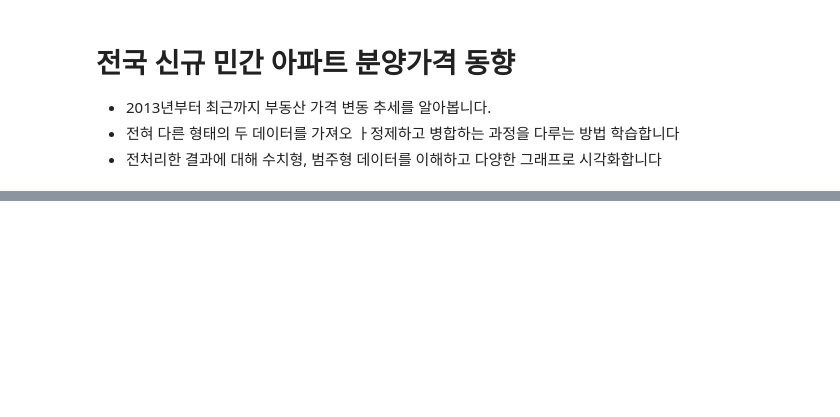
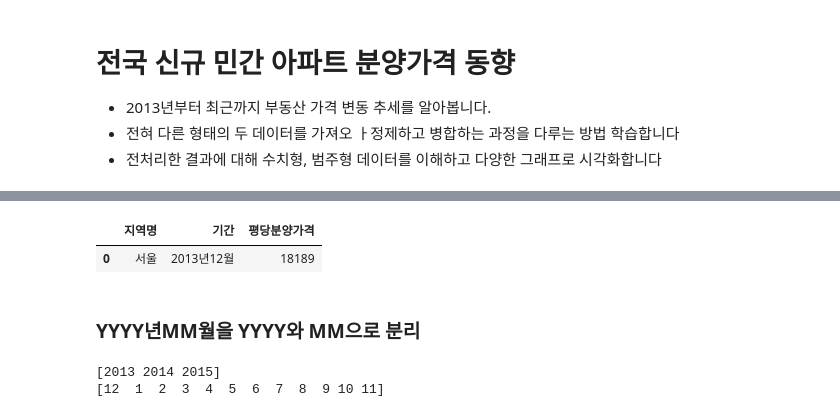
Before and after one commit to Junohera/PythonBasic2021, a Jupyter notebook: 02_DataAnalysis/16_Condominium.ipynb, the cells around one changed output, grey strips where cells are left out. Saved outputs shown, nothing was run; the diff lists cells and outputs as text; code cells hidden in the pictures; blank space fills up the shorter version.

```diff
--- a/02_DataAnalysis/16_Condominium.ipynb
+++ b/02_DataAnalysis/16_Condominium.ipynb
@@ -5,0 +265,8 @@
+# %%
+df_first_melt.columns = ['지역명', '기간', '평당분양가격']
+df_first_melt.head(1)
+# %% [output]
+|  | 지역명 | 기간 | 평당분양가격 |
+| 0 | 서울 | 2013년12월 | 18189 |
+# %% [markdown]
+### YYYY년MM월을 YYYY와 MM으로 분리
@@ -5,0 +277,7 @@
+# %%
+# 검증
+print(df_first_melt['연도'].unique())
+print(df_first_melt['월'].unique())
+# %% [output]
+[2013 2014 2015]
+[12  1  2  3  4  5  6  7  8  9 10 11]
```
Also changed, not shown: parts of 87 cells of this notebook, 1 other file.
